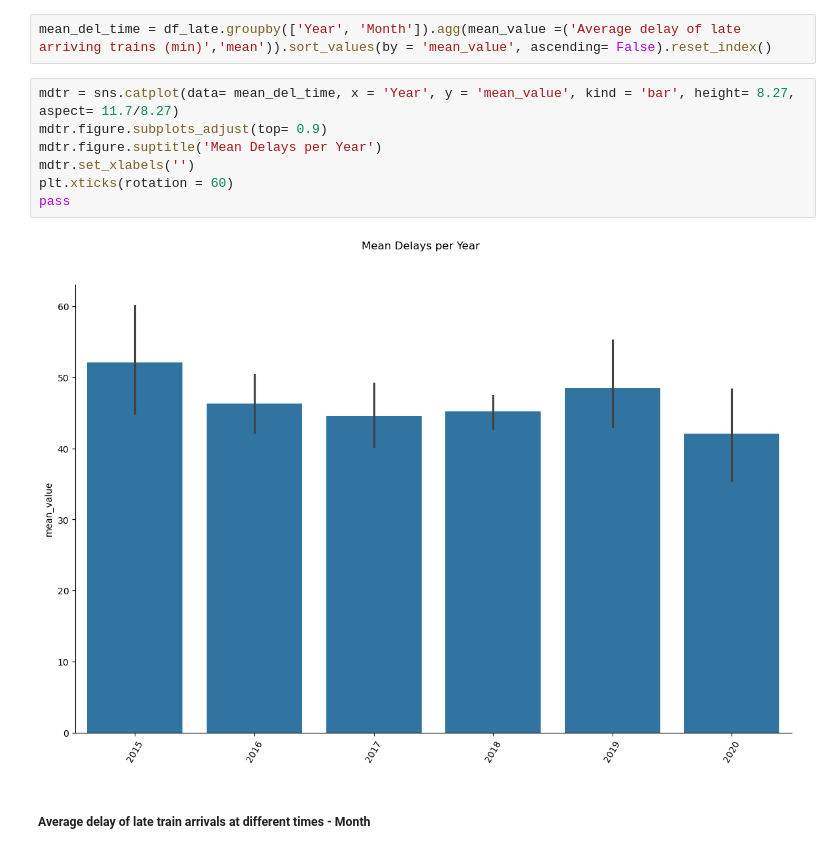
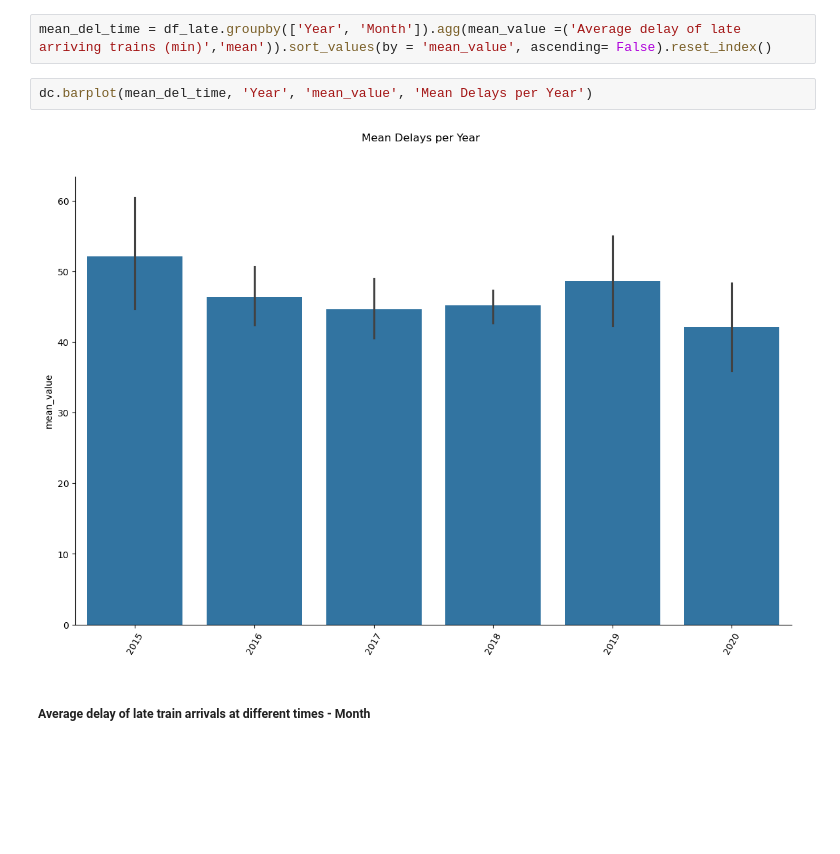
Before and after one commit to CrisMagdziak/Train_Traffic_Python, a Jupyter notebook: Trains_Project_v1.1.ipynb, the cells around one changed output. Drawn from its saved outputs; the diff is of its cells as text; blank space fills up the shorter version.

```diff
--- a/Trains_Project_v1.1.ipynb
+++ b/Trains_Project_v1.1.ipynb
@@ -833,15 +828,10 @@ pass
 ##### Average delay of late train arrivals at different times - Year
 # %%
 mean_del_time = df_late.groupby(['Year', 'Month']).agg(mean_value =('Average delay of late arriving trains (min)','mean')).sort_values(by = 'mean_value', ascending= False).reset_index()
-# %%
-mdtr = sns.catplot(data= mean_del_time, x = 'Year', y = 'mean_value', kind = 'bar', height= 8.27, aspect= 11.7/8.27)
-mdtr.figure.subplots_adjust(top= 0.9)
-mdtr.figure.suptitle('Mean Delays per Year')
-mdtr.set_xlabels('')
-plt.xticks(rotation = 60)
-pass
-# %% [output]
-[figure, removed]
+# %%
+dc.barplot(mean_del_time, 'Year', 'mean_value', 'Mean Delays per Year')
+# %% [output]
+[figure, added]
 # %% [markdown]
 ##### Average delay of late train arrivals at different times - Month
 # %%
```
Also changed, not shown: parts of 17 cells of this notebook, 1 other file.
